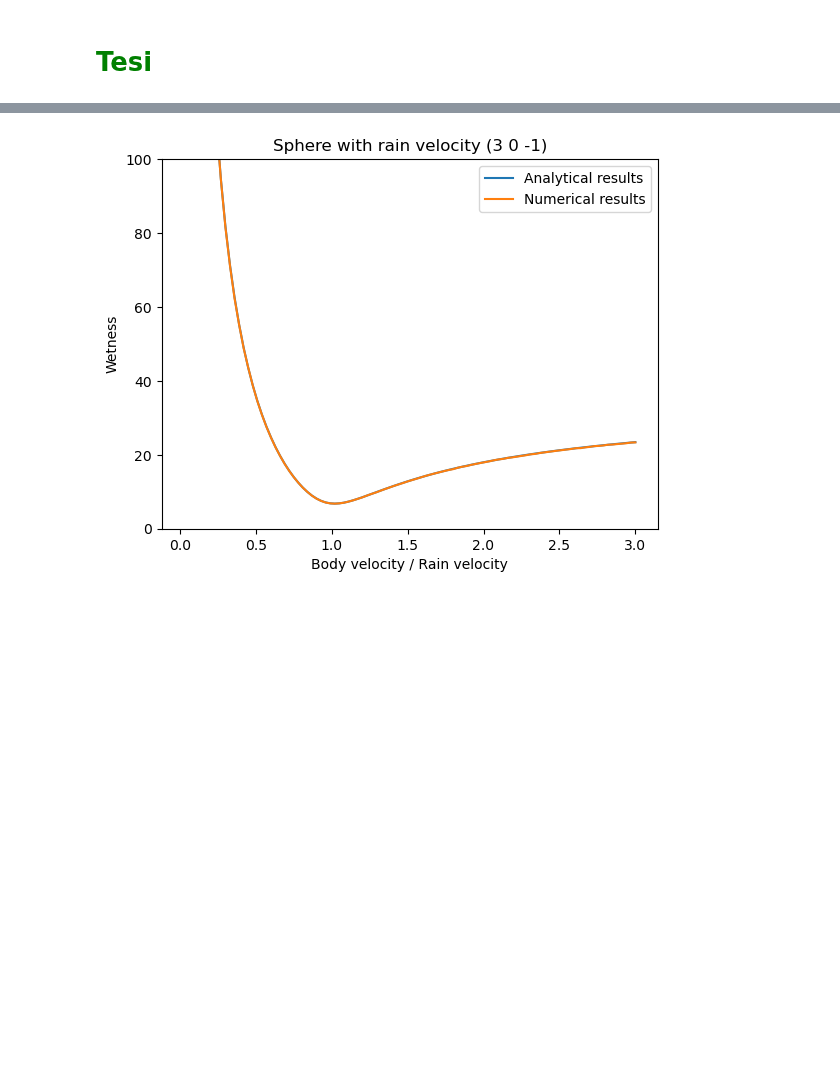
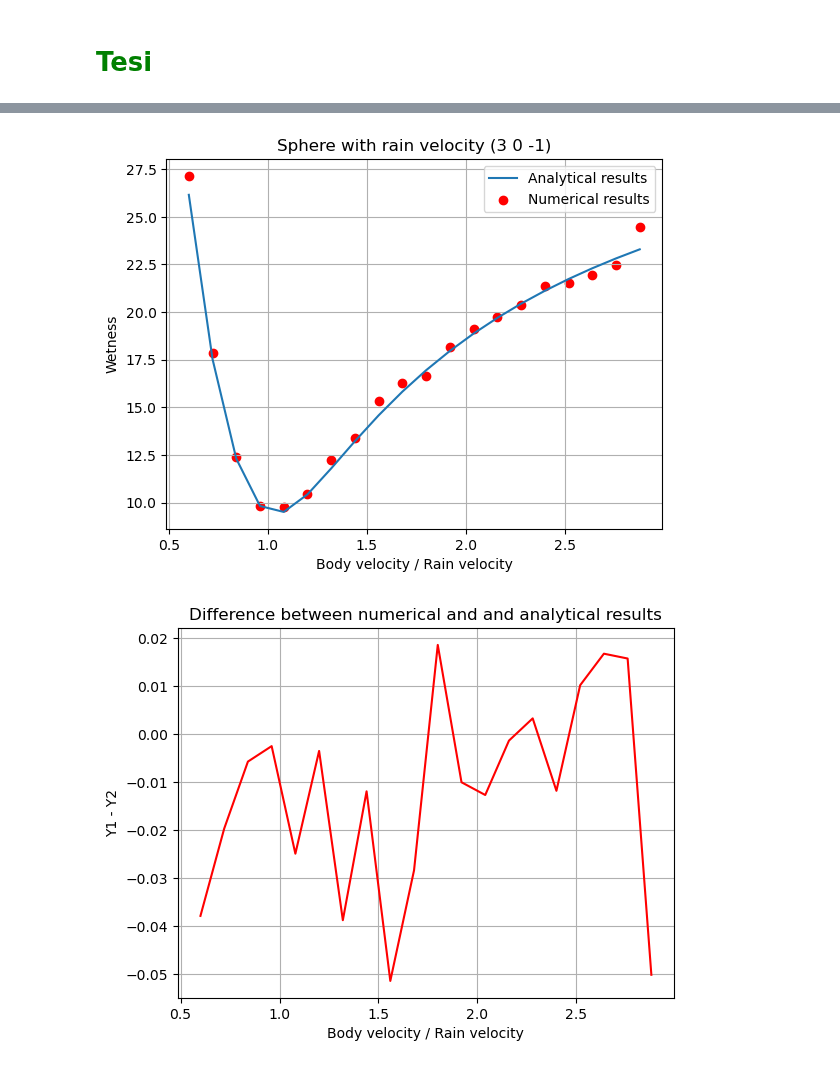
Before and after one commit to Cr3sp1/Rain, a Jupyter notebook: Tesi.ipynb, the cells around one changed output, grey strips where cells are left out. Saved outputs shown, nothing was run; the diff lists cells and outputs as text; code cells hidden in the pictures; blank space fills up the shorter version.

```diff
--- a/Tesi.ipynb
+++ b/Tesi.ipynb
@@ -35,32 +35,49 @@ plt.show()
 # %%
 # Read the data from the file
 with open("data/CompareSphere.txt", "r") as file:
     lines = file.readlines()
 
 x_values = []
 y1_values = []
 y2_values = []
 
 for line in lines:
     x, y1, y2 = map(float, line.split())
     x_values.append(x)
     y1_values.append(y1)
     y2_values.append(y2)
 
 # Plot the data
 plt.plot(x_values, y1_values, label='Analytical results')
-plt.plot(x_values, y2_values, label='Numerical results')
+plt.scatter(x_values, y2_values, color='red', label='Numerical results')
 
 # Add labels and title
 plt.xlabel('Body velocity / Rain velocity')
 plt.ylabel('Wetness')
 plt.title('Sphere with rain velocity (3 0 -1)')
+plt.grid(True)
 
-plt.ylim(0,100)
+#plt.ylim(0,100)
 # Add legend
 plt.legend()
 
 # Show the plot
 plt.show()
+
+#Calculate the difference between Y1 and Y2
+difference = [(y1 - y2)/y1 for y1, y2 in zip(y1_values, y2_values)]
+
+# Plot the difference
+plt.plot(x_values, difference, color='red')
+
+# Add labels and title
+plt.xlabel('Body velocity / Rain velocity')
+plt.ylabel('Y1 - Y2')
+plt.title('Difference between numerical and and analytical results')
+plt.grid(True)
+
+# Show the plot
+plt.show()
 # %% [output]
-[figure, old version]
+[figure, new version]
+[figure, added]
```
Also changed, not shown: parts of 1 cell of this notebook, 11 other files.
